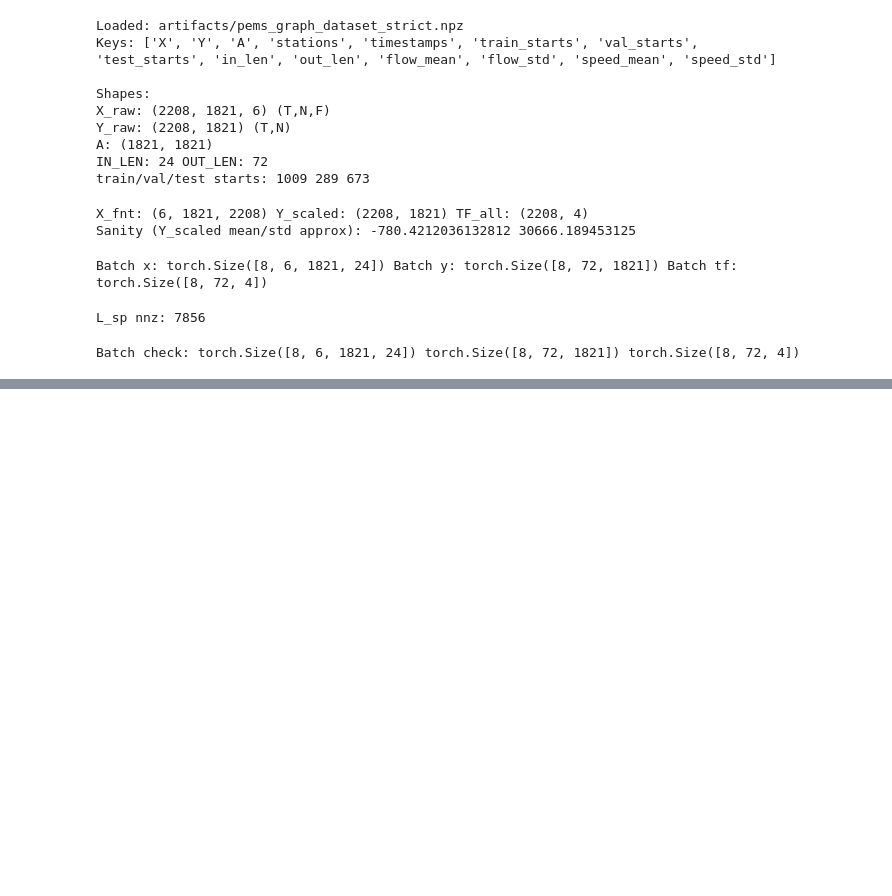
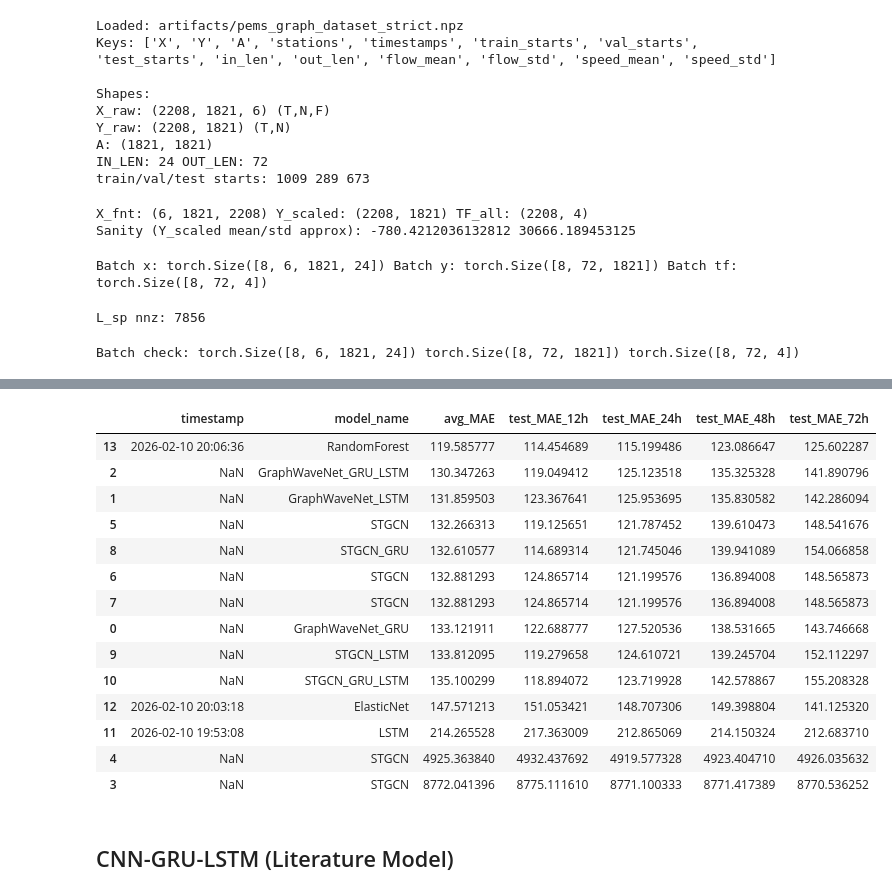
Before and after one commit to RichelCode/Spatio-Temporal-Prediction-and-Coordination-of-EV-Charging-Demand-for-Power-System-Resilience, a Jupyter notebook: STGCN.ipynb, the cells around one changed output, grey strips where cells are left out. Drawn from its saved outputs; the diff is of its cells as text; code cells hidden in the pictures; blank space fills up the shorter version.

Commit message:
All models built

```diff
--- a/STGCN.ipynb
+++ b/STGCN.ipynb
@@ -1685,0 +2339,29 @@ display(df.sort_values("avg_MAE")[cols].head(25))
+# %%
+df = pd.read_csv("artifacts/results_summary.csv")
+
+horizons = [12, 24, 48, 72]
+for h in horizons:
+    df[f"test_MAE_{h}h"] = pd.to_numeric(df[f"test_MAE_{h}h"], errors="coerce")
+
+df["avg_MAE"] = df[[f"test_MAE_{h}h" for h in horizons]].mean(axis=1)
+
+cols = ["timestamp","model_name","avg_MAE"] + [f"test_MAE_{h}h" for h in horizons]
+display(df.sort_values("avg_MAE")[cols].head(50))
+# %% [output]
+|  | timestamp | model_name | avg_MAE | test_MAE_12h | test_MAE_24h | test_MAE_48h | test_MAE_72h |
+| 13 | 2026-02-10 20:06:36 | RandomForest | 119.585777 | 114.454689 | 115.199486 | 123.086647 | 125.602287 |
+| 2 | NaN | GraphWaveNet_GRU_LSTM | 130.347263 | 119.049412 | 125.123518 | 135.325328 | 141.890796 |
+| 1 | NaN | GraphWaveNet_LSTM | 131.859503 | 123.367641 | 125.953695 | 135.830582 | 142.286094 |
+| 5 | NaN | STGCN | 132.266313 | 119.125651 | 121.787452 | 139.610473 | 148.541676 |
+| 8 | NaN | STGCN_GRU | 132.610577 | 114.689314 | 121.745046 | 139.941089 | 154.066858 |
+| 6 | NaN | STGCN | 132.881293 | 124.865714 | 121.199576 | 136.894008 | 148.565873 |
+| 7 | NaN | STGCN | 132.881293 | 124.865714 | 121.199576 | 136.894008 | 148.565873 |
+| 0 | NaN | GraphWaveNet_GRU | 133.121911 | 122.688777 | 127.520536 | 138.531665 | 143.746668 |
+| 9 | NaN | STGCN_LSTM | 133.812095 | 119.279658 | 124.610721 | 139.245704 | 152.112297 |
+| 10 | NaN | STGCN_GRU_LSTM | 135.100299 | 118.894072 | 123.719928 | 142.578867 | 155.208328 |
+| 12 | 2026-02-10 20:03:18 | ElasticNet | 147.571213 | 151.053421 | 148.707306 | 149.398804 | 141.125320 |
+| 11 | 2026-02-10 19:53:08 | LSTM | 214.265528 | 217.363009 | 212.865069 | 214.150324 | 212.683710 |
+| 4 | NaN | STGCN | 4925.363840 | 4932.437692 | 4919.577328 | 4923.404710 | 4926.035632 |
+| 3 | NaN | STGCN | 8772.041396 | 8775.111610 | 8771.100333 | 8771.417389 | 8770.536252 |
+# %% [markdown]
+## CNN-GRU-LSTM (Literature Model)
```
Also changed, not shown: parts of 24 cells of this notebook, 58 other files.
